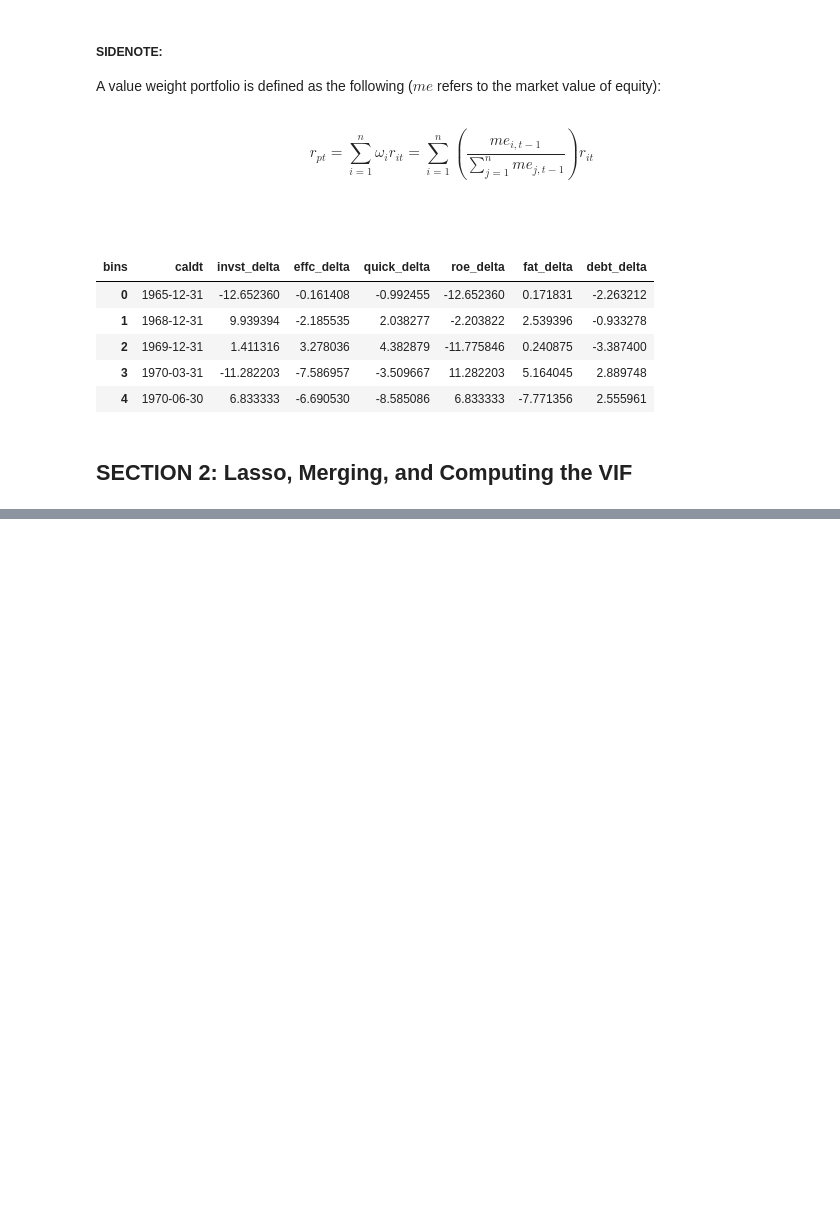
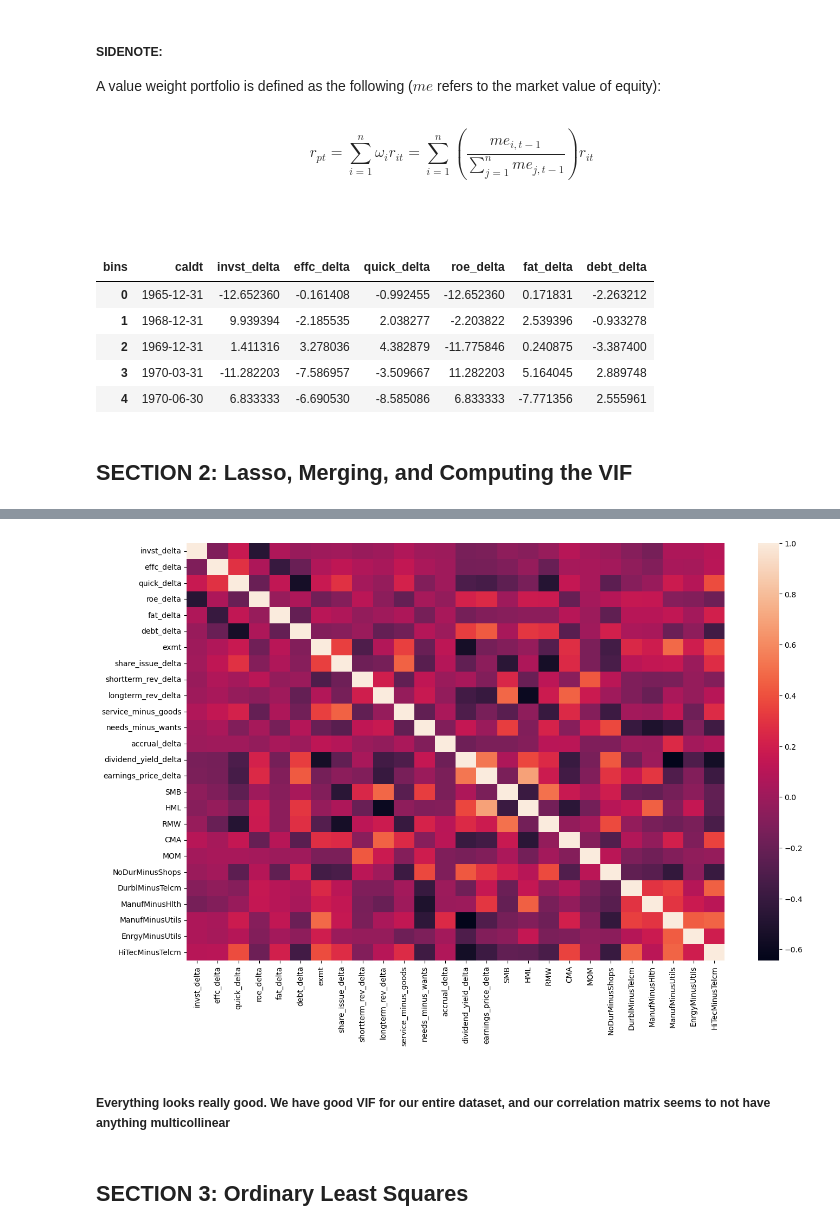
Before and after one commit to sethjpete/econ588project, a Jupyter notebook: final.ipynb, the cells around one changed output, grey strips where cells are left out. Drawn from its saved outputs; the diff is of its cells as text; code cells hidden in the pictures; blank space fills up the shorter version.

```diff
--- a/final.ipynb
+++ b/final.ipynb
@@ -428,0 +460,14 @@ vif_data
+# %%
+# We drop the following factors:
+# 1. 'cashflow_price_delta'
+# 2. 'DurblMinusUtils'
+# 3. 'ShopsMinusHlth'
+# 4. 'market_beta_delta'
+subset_df = subset_df.drop(['cashflow_price_delta', 'DurblMinusUtils', 'ShopsMinusHlth', 'market_beta_delta'], axis = 1)
+vif_df = subset_df.drop('caldt', axis = 1)
+vif_data = pd.DataFrame()
+vif_data["feature"] = vif_df.columns
+
+vif_data["VIF"] = [variance_inflation_factor(vif_df.values, i)
+                          for i in range(len(vif_df.columns))]
+vif_data
@@ -428,0 +505,11 @@ vif_data
+# %%
+# Now that our dataset is complete, let's take a look at a correlation matrix:
+plt.rcParams["figure.figsize"] = (16, 10)
+sns.heatmap(subset_df.corr(), annot = False)
+plt.show()
+# %% [output]
+[figure, added]
+# %% [markdown]
+##### Everything looks really good. We have good VIF for our entire dataset, and our correlation matrix seems to not have anything multicollinear
+# %% [markdown]
+## **SECTION 3:** Ordinary Least Squares
```
Also changed, not shown: parts of 9 cells of this notebook.
